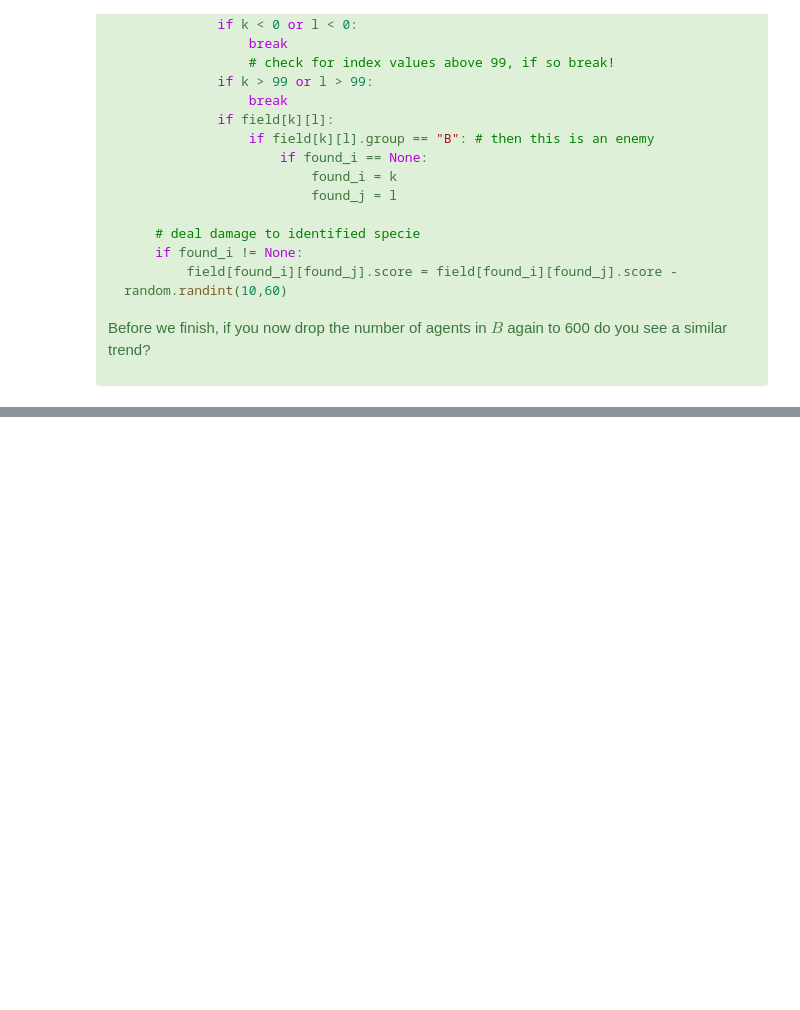
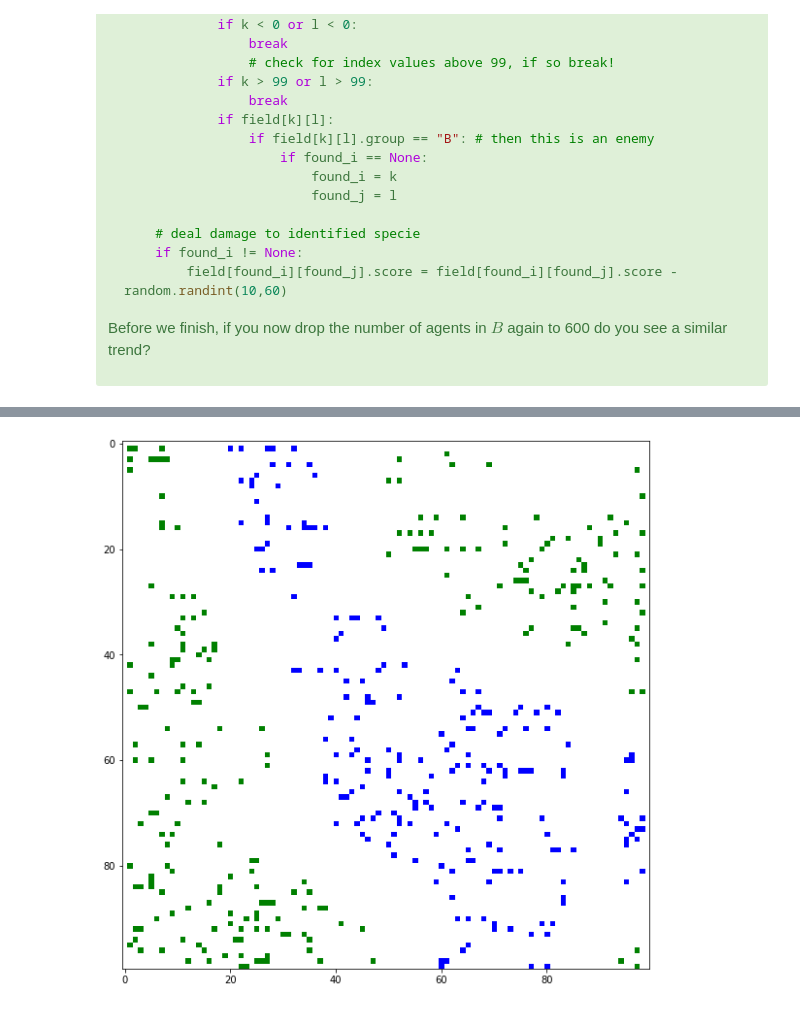
Before and after one commit to EnvModelling/Env_modelling, a Jupyter notebook: Spatio-temporal-modelling/Solutions/Agent_based_2D.ipynb, the cells around one changed output, grey strips where cells are left out. Cells and saved outputs as stored; diff of their text form; code cells hidden in the pictures; blank space fills up the shorter version.

```diff
--- a/Spatio-temporal-modelling/Solutions/Agent_based_2D.ipynb
+++ b/Spatio-temporal-modelling/Solutions/Agent_based_2D.ipynb
@@ -341,0 +355,87 @@ Before we finish, if you now drop the number of agents in $B$ again to 600 do yo
+# %%
+# Create a new initial population
+field, agents_A, agents_B = initfield(populationSizeA=1000,populationSizeB=1000)
+
+#define a new strategy for A
+def oneRoundAgentA(i,j,attackRange):
+    found_i = None
+    found_j = None
+    # look in neigbouring cells in same order for each iteration
+
+    list1 = [k for k in range(i-attackRange,i+attackRange+1)]
+    list2 = [l for l in range(j-attackRange,j+attackRange+1)]
+    random.shuffle(list1)
+    random.shuffle(list2)
+    for k in list1:
+        for l in list2:
+            # check for negative index values; if so - break!
+            if k < 0 or l < 0:
+                break
+                # check for index values above 99, if so break!
+            if k > 99 or l > 99:
+                break
+            if field[k][l]:
+                if field[k][l].group == "B": # then this is an enemy
+                    if found_i == None:
+                        found_i = k
+                        found_j = l
+
+    # deal damage to identified specie
+    if found_i != None:
+        field[found_i][found_j].score = field[found_i][found_j].score - random.randint(10,60)
+
+# Now cycle through the simulation
+record_field = np.zeros((100,100,50),dtype=float)
+for counter in range(0,50): # in this case I am conducting 50 iterations
+
+    #print(counter)
+    # iterating through all cells on the battlefield
+    for x in range(0,100):
+        for y in range(0,100):
+            # print("top tier iteration, i: "+str(i)+", j: "+str(j))
+            # check if there is an agent within the respective cell
+            if field[x][y] != None:
+                # depending on the type: execute respective attack strategy
+                if field[x][y].group == "A":
+                    # one round of battle for this agent of type A
+                    oneRoundAgentA(i = x, j = y,attackRange=10)
+                else:
+                    # one round of battle for this agent of type B
+                    oneRoundAgentB(i = x, j = y,attackRange=10)
+    # identifying agents with life score of score or below - and removing them from the grid
+    removeAgents(field)
+    population_grid = mapfield(field)
+    record_field[:,:,counter] = population_grid
+
+# Now animate the plot that shows us how the distributions change
+fig, ax = plt.subplots(figsize=(10,10))
+plt.imshow(record_field[:,:,0], cmap=colormap)
+plt.title('Agent distribution: Group A green, B blue')
+plt.show()
+
+for counter in range(0,50):
+    plt.rcParams["figure.figsize"] = (10, 10)
+    #display(plt.gcf())
+    clear_output(wait=True)
+    plt.imshow(record_field[:,:,counter], cmap=colormap)
+    plt.show();
+    time.sleep(0.05);
+
+# Now plot the change in total number
+A_list = np.zeros((50), dtype=int)
+B_list = np.zeros((50), dtype=int)
+time_array = np.linspace(0.0, 50.0, num=50)
+
+for counter in range(0,50):
+    A_list[counter]=np.count_nonzero(record_field[:,:,counter] == 1)
+    B_list[counter]=np.count_nonzero(record_field[:,:,counter] == 2)
+
+fig, ax = plt.subplots(figsize=(7,7))
+plt.plot(time_array, A_list, 'g', label='specie A',linewidth=2)
+plt.plot(time_array, B_list, 'b', label='specie B',linewidth=2)
+plt.xlabel('time', fontsize=12)
+plt.ylabel('species concentration', fontsize=16)
+plt.legend()
+plt.show()
+# %% [output]
+[figure, added]
```
Also changed, not shown: parts of 6 cells of this notebook.
